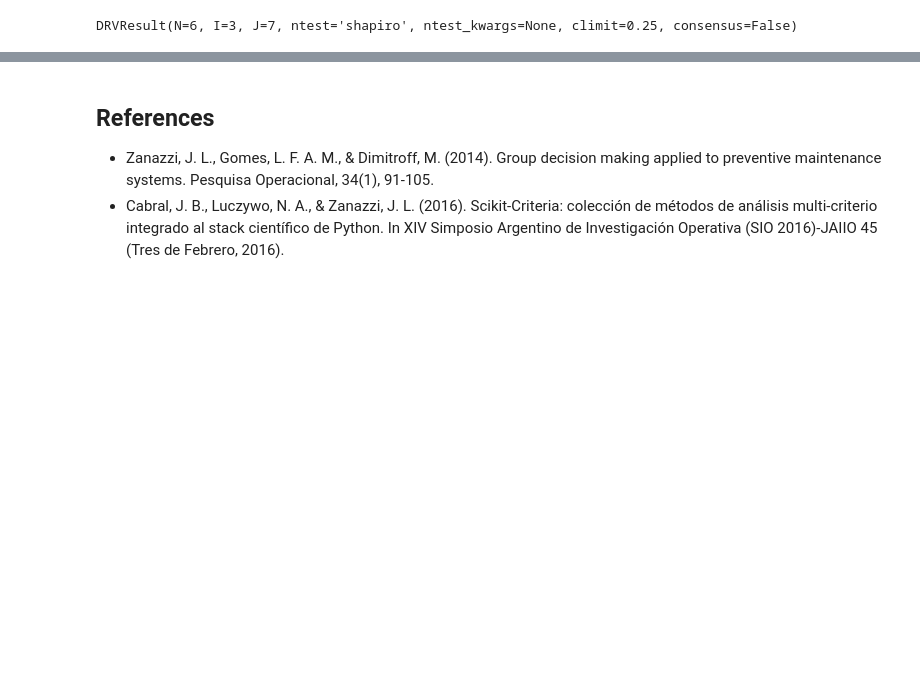
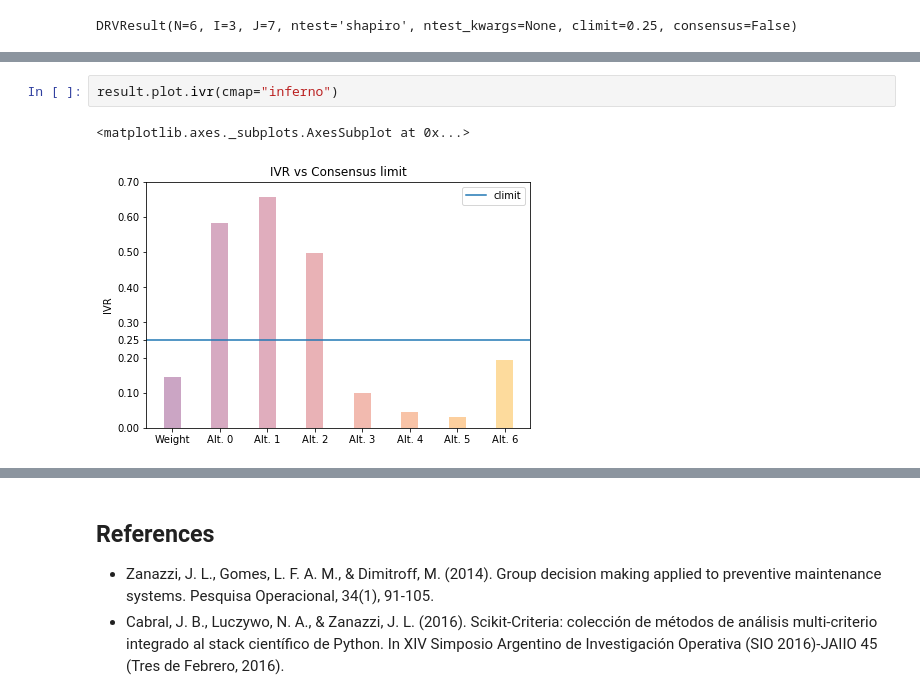
Before and after one commit to leliel12/drv, a Jupyter notebook: notebooks/tutorial.ipynb, the cells around one changed output, grey strips where cells are left out. Drawn from its saved outputs; the diff is of its cells as text; blank space fills up the shorter version.

```diff
--- a/notebooks/tutorial.ipynb
+++ b/notebooks/tutorial.ipynb
@@ -113,0 +110,5 @@ Text(0.5,0.98,'foo')
+# %%
+result.plot.ivr(cmap="inferno")
+# %% [output]
+<matplotlib.axes._subplots.AxesSubplot at 0x...>
+[figure, added]
```
Also changed, not shown: parts of 8 cells of this notebook, 2 other files.
